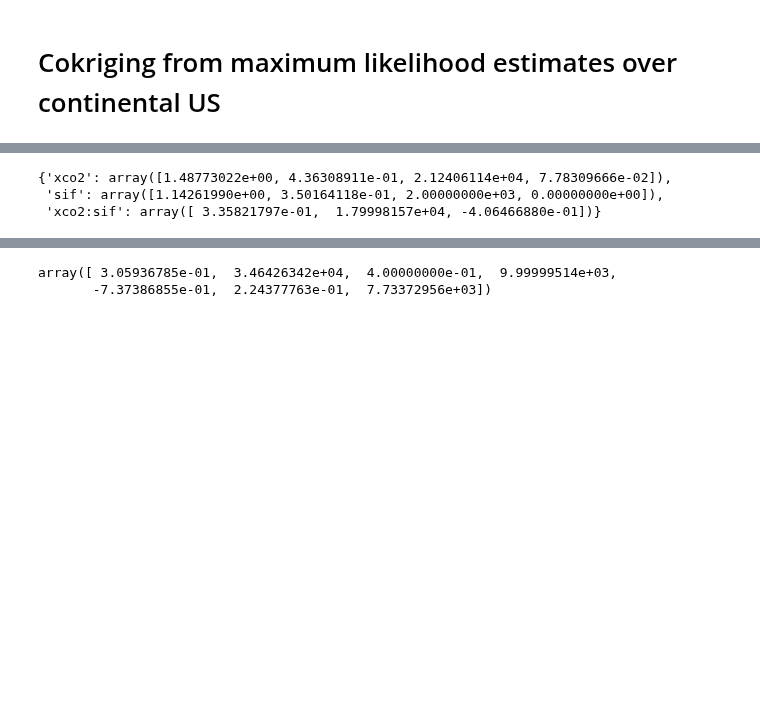
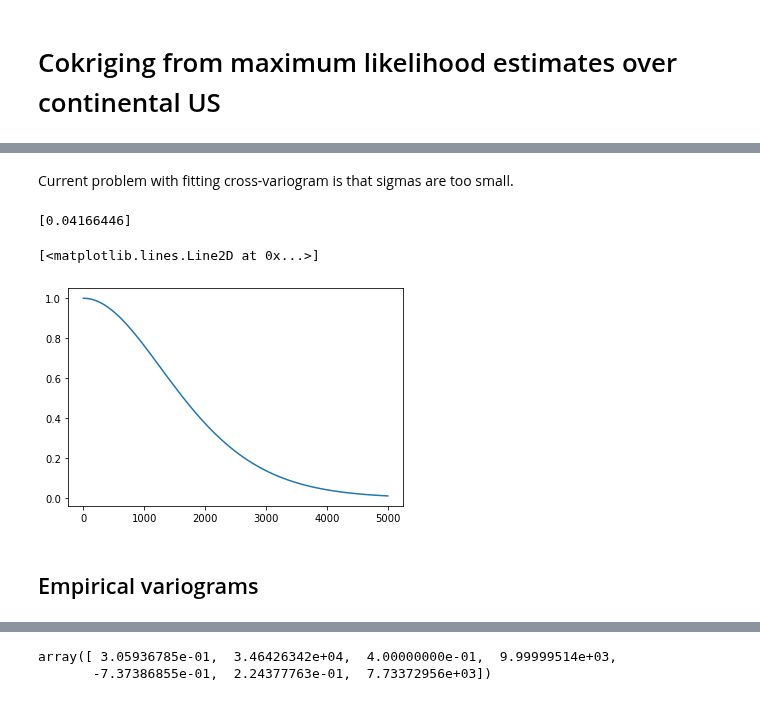
Before and after one commit to 91Mrwu/sif-xco2-cokriging, a Jupyter notebook: research/cokriging_conus.ipynb, the cells around one changed output, grey strips where cells are left out. Drawn from its saved outputs; the diff is of its cells as text; code cells hidden in the pictures; blank space fills up the shorter version.

```diff
--- a/research/cokriging_conus.ipynb
+++ b/research/cokriging_conus.ipynb
@@ -118,0 +168,14 @@ fig.savefig("../plots/standardized_residuals_conus_45.png");
+# %% [markdown]
+Current problem with fitting cross-variogram is that sigmas are too small.
+# %%
+# How long does it take correlation to drop to zero with the parameters we're seeing?
+print(vgm.matern_correlation(np.array([4e3]), 4.5, 1500))
+pred = np.linspace(0, 5e3, 100)
+corr = vgm.matern_correlation(pred, 4.5, 1500)
+plt.plot(pred, corr)
+# %% [output]
+[0.04166446]
+[<matplotlib.lines.Line2D at 0x...>]
+[figure, added]
+# %% [markdown]
+## Empirical variograms
@@ -122,9 +198,3 @@ k2 = cov_model.Matern()
 model = cov_model.BivariateMatern(mf, k1, k2)
 vario_res, covario_res, params = model.empirical_variograms(cov_guesses, cross_guess, n_bins=n_bins, shift_coords=True)
 # predictor = cokrige.Cokrige(mf, model, fast_dist=True)
-# %%
-params
-# %% [output]
-{'xco2': array([1.48773022e+00, 4.36308911e-01, 2.12406114e+04, 7.78309666e-02]),
- 'sif': array([1.14261990e+00, 3.50164118e-01, 2.00000000e+03, 0.00000000e+00]),
- 'xco2:sif': array([ 3.35821797e-01,  1.79998157e+04, -4.06466880e-01])}
```
Also changed, not shown: parts of 16 cells of this notebook, 1 other file.
